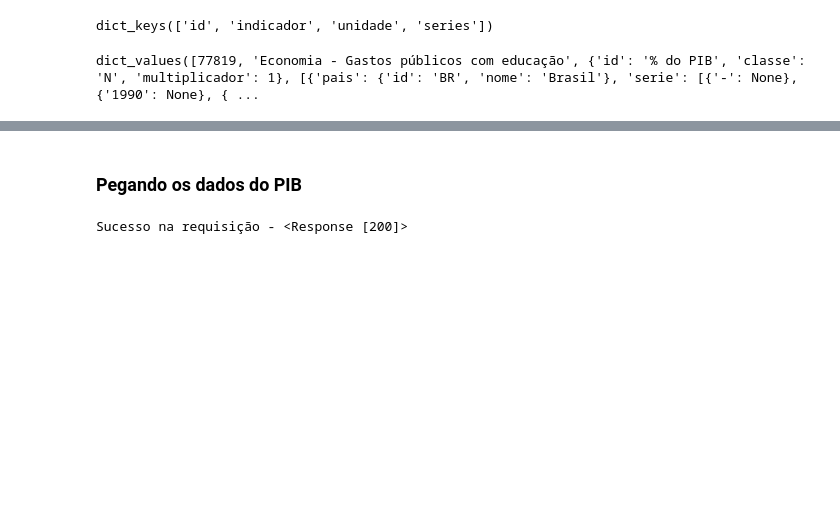
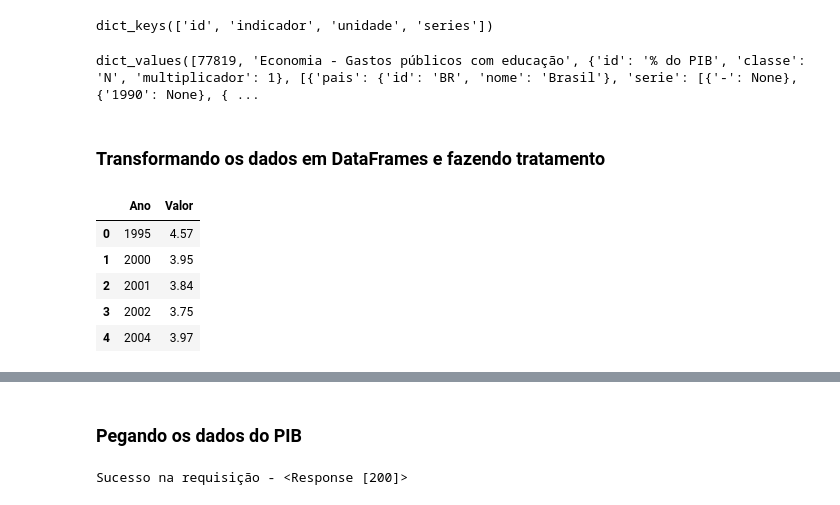
Before and after one commit to MateusCoppi/brasil_education_spending, a Jupyter notebook: etl.ipynb, the cells around one changed output, grey strips where cells are left out. Drawn from its saved outputs; the diff is of its cells as text; code cells hidden in the pictures; blank space fills up the shorter version.

```diff
--- a/etl.ipynb
+++ b/etl.ipynb
@@ -51,5 +59,7 @@ dict_keys(['id', 'indicador', 'unidade', 'series'])
 dict_gastos_educacao.values()
 # %% [output]
 dict_values([77819, 'Economia - Gastos públicos com educação', {'id': '% do PIB', 'classe': 'N', 'multiplicador': 1}, [{'pais': {'id': 'BR', 'nome': 'Brasil'}, 'serie': [{'-': None}, {'1990': None}, { ...
+# %% [markdown]
+### Transformando os dados em DataFrames e fazendo tratamento
 # %%
 data_to_df = dict_gastos_educacao['series'][0]['serie']
@@ -60,6 +66,16 @@ df = pd.DataFrame(data_list)
 # %%
-## transformando as colunas em linhas
+# transformando as colunas em linhas
+
+df = pd.DataFrame(dict_gastos_educacao['series'][0]['serie'][1:])
 df_ajustado = pd.melt(df, var_name='Ano', value_name='Valor')
 df = df_ajustado.dropna().reset_index()
 df = df[['Ano', 'Valor']]
+df.head(5)
+# %% [output]
+|  | Ano | Valor |
+| 0 | 1995 | 4.57 |
+| 1 | 2000 | 3.95 |
+| 2 | 2001 | 3.84 |
+| 3 | 2002 | 3.75 |
+| 4 | 2004 | 3.97 |
 # %%
```
Also changed, not shown: parts of 18 cells of this notebook, 1 other file.
